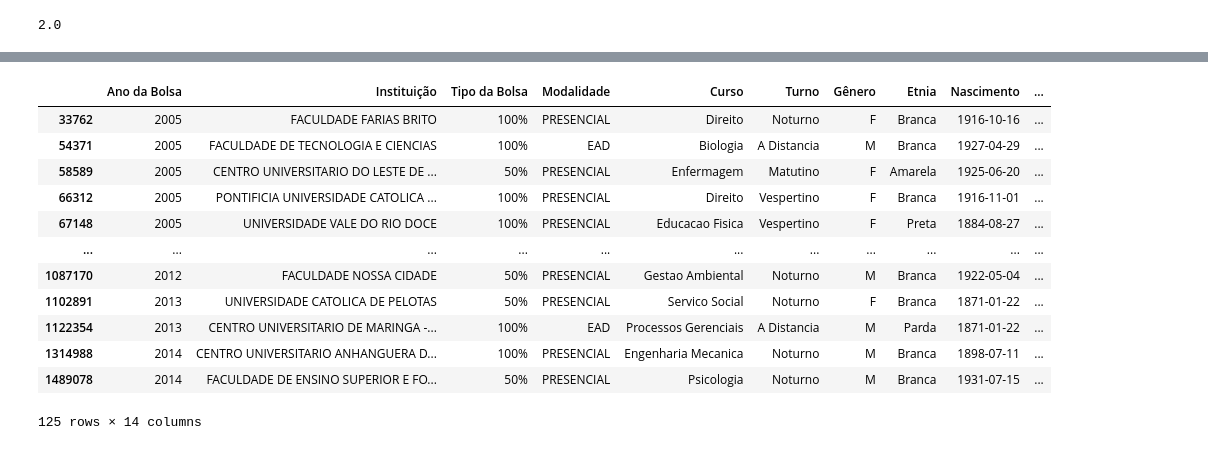
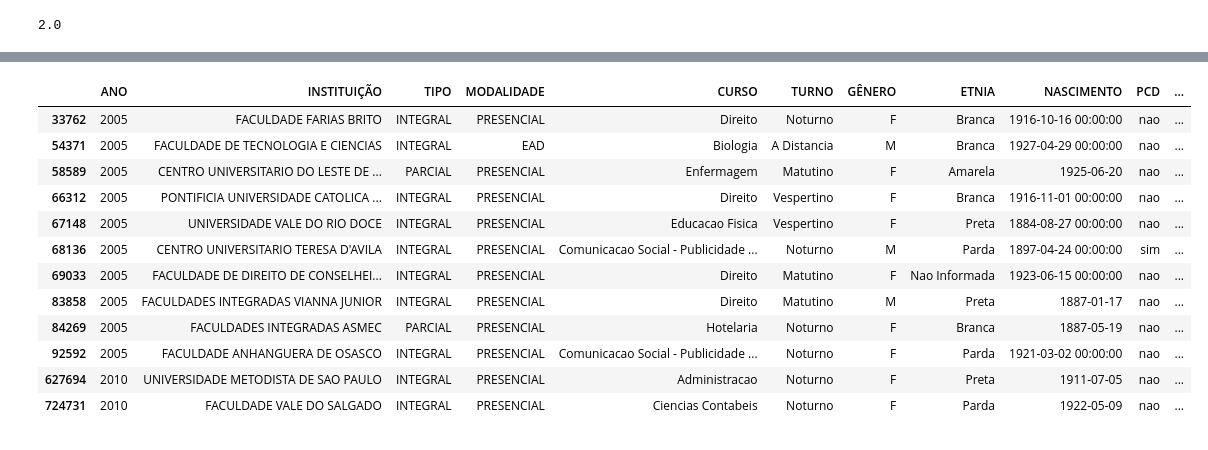
Before and after one commit to rayanchianelli/Projeto_Prouni, a Jupyter notebook: prouni.ipynb, the cells around one changed output, grey strips where cells are left out. Saved outputs shown, nothing was run; the diff lists cells and outputs as text; code cells hidden in the pictures.

```diff
--- a/prouni.ipynb
+++ b/prouni.ipynb
@@ -122,9 +136,9 @@ array(['BOLSA PARCIAL 50%', 'BOLSA INTEGRAL', 'BOLSA COMPLEMENTAR 25%'],
 # %%
-prouni['Tipo da Bolsa'] = prouni['Tipo da Bolsa'].replace('BOLSA PARCIAL 50%', '50%')
+prouni['TIPO'] = prouni['TIPO'].replace('BOLSA PARCIAL 50%', 'PARCIAL')
 # %%
-prouni['Tipo da Bolsa'] = prouni['Tipo da Bolsa'].replace('BOLSA INTEGRAL', '100%')
+prouni['TIPO'] = prouni['TIPO'].replace('BOLSA INTEGRAL', 'INTEGRAL')
 # %%
-prouni['Tipo da Bolsa'] = prouni['Tipo da Bolsa'].replace('BOLSA COMPLEMENTAR 25%', '25%')
+prouni['TIPO'] = prouni['TIPO'].replace('BOLSA COMPLEMENTAR 25%', 'PARCIAL')
 # %%
 prouni
 # %% [output]
@@ -169,6 +183,3 @@ uf = prouni['UF'].unique()
 len(uf)
 # %% [output]
 28
-# %%
-formato_padrao = "%Y-%m-%d"
-prouni['Nascimento'] = pd.to_datetime(prouni['Nascimento'], format=formato_padrao)
@@ -233,17 +229,17 @@ prouni.loc[prouni['Idade'] <= 15]
 # %%
-prouni.loc[prouni['Idade'] >= 90]
+prouni.loc[prouni['IDADE'] >= 90]
 # %% [output]
-|  | Ano da Bolsa | Instituição | Tipo da Bolsa | Modalidade | Curso | Turno | Gênero | Etnia | Nascimento | ... |
-| 33762 | 2005 | FACULDADE FARIAS BRITO | 100% | PRESENCIAL | Direito | Noturno | F | Branca | 1916-10-16 | ... |
-| 54371 | 2005 | FACULDADE DE TECNOLOGIA E CIENCIAS | 100% | EAD | Biologia | A Distancia | M | Branca | 1927-04-29 | ... |
-| 58589 | 2005 | CENTRO UNIVERSITARIO DO LESTE DE ... | 50% | PRESENCIAL | Enfermagem | Matutino | F | Amarela | 1925-06-20 | ... |
-| 66312 | 2005 | PONTIFICIA UNIVERSIDADE CATOLICA ... | 100% | PRESENCIAL | Direito | Vespertino | F | Branca | 1916-11-01 | ... |
-| 67148 | 2005 | UNIVERSIDADE VALE DO RIO DOCE | 100% | PRESENCIAL | Educacao Fisica | Vespertino | F | Preta | 1884-08-27 | ... |
-| ... | ... | ... | ... | ... | ... | ... | ... | ... | ... | ... |
-| 1087170 | 2012 | FACULDADE NOSSA CIDADE | 50% | PRESENCIAL | Gestao Ambiental | Noturno | M | Branca | 1922-05-04 | ... |
-| 1102891 | 2013 | UNIVERSIDADE CATOLICA DE PELOTAS | 50% | PRESENCIAL | Servico Social | Noturno | F | Branca | 1871-01-22 | ... |
-| 1122354 | 2013 | CENTRO UNIVERSITARIO DE MARINGA -... | 100% | EAD | Processos Gerenciais | A Distancia | M | Parda | 1871-01-22 | ... |
-| 1314988 | 2014 | CENTRO UNIVERSITARIO ANHANGUERA D... | 100% | PRESENCIAL | Engenharia Mecanica | Noturno | M | Branca | 1898-07-11 | ... |
-| 1489078 | 2014 | FACULDADE DE ENSINO SUPERIOR E FO... | 50% | PRESENCIAL | Psicologia | Noturno | M | Branca | 1931-07-15 | ... |
+|  | ANO | INSTITUIÇÃO | TIPO | MODALIDADE | CURSO | TURNO | GÊNERO | ETNIA | NASCIMENTO | PCD | ... |
+| 33762 | 2005 | FACULDADE FARIAS BRITO | INTEGRAL | PRESENCIAL | Direito | Noturno | F | Branca | 1916-10-16 00:00:00 | nao | ... |
+| 54371 | 2005 | FACULDADE DE TECNOLOGIA E CIENCIAS | INTEGRAL | EAD | Biologia | A Distancia | M | Branca | 1927-04-29 00:00:00 | nao | ... |
+| 58589 | 2005 | CENTRO UNIVERSITARIO DO LESTE DE ... | PARCIAL | PRESENCIAL | Enfermagem | Matutino | F | Amarela | 1925-06-20 | nao | ... |
+| 66312 | 2005 | PONTIFICIA UNIVERSIDADE CATOLICA ... | INTEGRAL | PRESENCIAL | Direito | Vespertino | F | Branca | 1916-11-01 00:00:00 | nao | ... |
+| 67148 | 2005 | UNIVERSIDADE VALE DO RIO DOCE | INTEGRAL | PRESENCIAL | Educacao Fisica | Vespertino | F | Preta | 1884-08-27 00:00:00 | nao | ... |
+| 68136 | 2005 | CENTRO UNIVERSITARIO TERESA D'AVILA | INTEGRAL | PRESENCIAL | Comunicacao Social - Publicidade ... | Noturno | M | Parda | 1897-04-24 00:00:00 | sim | ... |
+| 69033 | 2005 | FACULDADE DE DIREITO DE CONSELHEI... | INTEGRAL | PRESENCIAL | Direito | Matutino | F | Nao Informada | 1923-06-15 00:00:00 | nao | ... |
+| 83858 | 2005 | FACULDADES INTEGRADAS VIANNA JUNIOR | INTEGRAL | PRESENCIAL | Direito | Matutino | M | Preta | 1887-01-17 | nao | ... |
+| 84269 | 2005 | FACULDADES INTEGRADAS ASMEC | PARCIAL | PRESENCIAL | Hotelaria | Noturno | F | Branca | 1887-05-19 | nao | ... |
+| 92592 | 2005 | FACULDADE ANHANGUERA DE OSASCO | INTEGRAL | PRESENCIAL | Comunicacao Social - Publicidade ... | Noturno | F | Parda | 1921-03-02 00:00:00 | nao | ... |
+| 627694 | 2010 | UNIVERSIDADE METODISTA DE SAO PAULO | INTEGRAL | PRESENCIAL | Administracao | Noturno | F | Preta | 1911-07-05 | nao | ... |
+| 724731 | 2010 | FACULDADE VALE DO SALGADO | INTEGRAL | PRESENCIAL | Ciencias Contabeis | Noturno | F | Parda | 1922-05-09 | nao | ... |
-125 rows × 14 columns
 # %%
```
Also changed, not shown: parts of 34 cells of this notebook, 3 other files.
